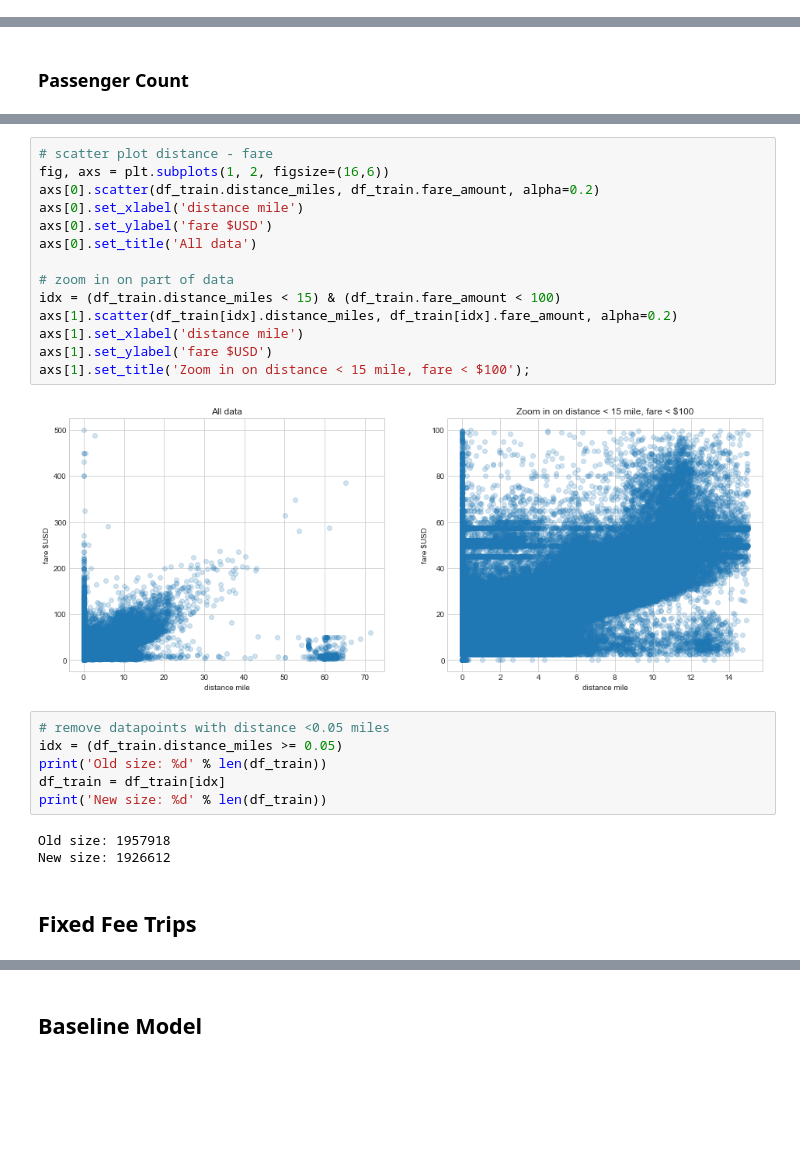
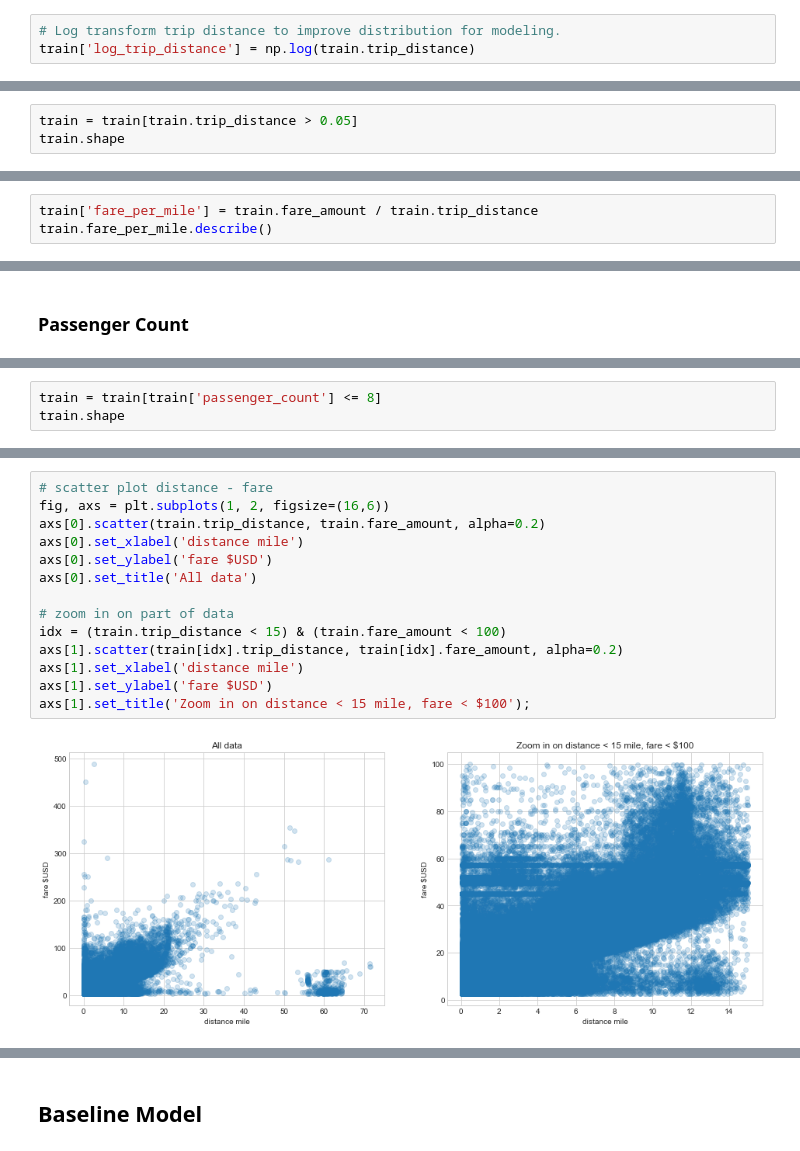
Before and after one commit to nikolaskaris/mlnd_capstone_taxi, a Jupyter notebook: nyc_taxi.ipynb, the cells around one changed output, grey strips where cells are left out. Saved outputs shown, nothing was run; the diff lists cells and outputs as text; blank space fills up the shorter version.

```diff
--- a/nyc_taxi.ipynb
+++ b/nyc_taxi.ipynb
@@ -314,0 +393,3 @@ Text(0.5,1,'Distribution of Trip Distance')
+# %%
+# Log transform trip distance to improve distribution for modeling.
+train['log_trip_distance'] = np.log(train.trip_distance)
@@ -327,0 +431,3 @@ Text(0.5,1,'Distribution of Trip Distance')
+# %%
+train = train[train.trip_distance > 0.05]
+train.shape
@@ -409,0 +538,3 @@ KeyboardInterrupt:
+# %%
+train['fare_per_mile'] = train.fare_amount / train.trip_distance
+train.fare_per_mile.describe()
@@ -428,0 +585,3 @@ Average $USD/Mile : 5.48
+# %%
+train = train[train['passenger_count'] <= 8]
+train.shape
@@ -429,27 +594,16 @@ Average $USD/Mile : 5.48
 # %%
 # scatter plot distance - fare
 fig, axs = plt.subplots(1, 2, figsize=(16,6))
-axs[0].scatter(df_train.distance_miles, df_train.fare_amount, alpha=0.2)
+axs[0].scatter(train.trip_distance, train.fare_amount, alpha=0.2)
 axs[0].set_xlabel('distance mile')
 axs[0].set_ylabel('fare $USD')
 axs[0].set_title('All data')
 
 # zoom in on part of data
-idx = (df_train.distance_miles < 15) & (df_train.fare_amount < 100)
-axs[1].scatter(df_train[idx].distance_miles, df_train[idx].fare_amount, alpha=0.2)
+idx = (train.trip_distance < 15) & (train.fare_amount < 100)
+axs[1].scatter(train[idx].trip_distance, train[idx].fare_amount, alpha=0.2)
 axs[1].set_xlabel('distance mile')
 axs[1].set_ylabel('fare $USD')
 axs[1].set_title('Zoom in on distance < 15 mile, fare < $100');
 # %% [output]
-[figure, old version]
+[figure, new version]
-# %%
-# remove datapoints with distance <0.05 miles
-idx = (df_train.distance_miles >= 0.05)
-print('Old size: %d' % len(df_train))
-df_train = df_train[idx]
-print('New size: %d' % len(df_train))
-# %% [output]
-Old size: 1957918
-New size: 1926612
-# %% [markdown]
-## Fixed Fee Trips ##
```
Also changed, not shown: parts of 107 cells of this notebook, 2 other files.
